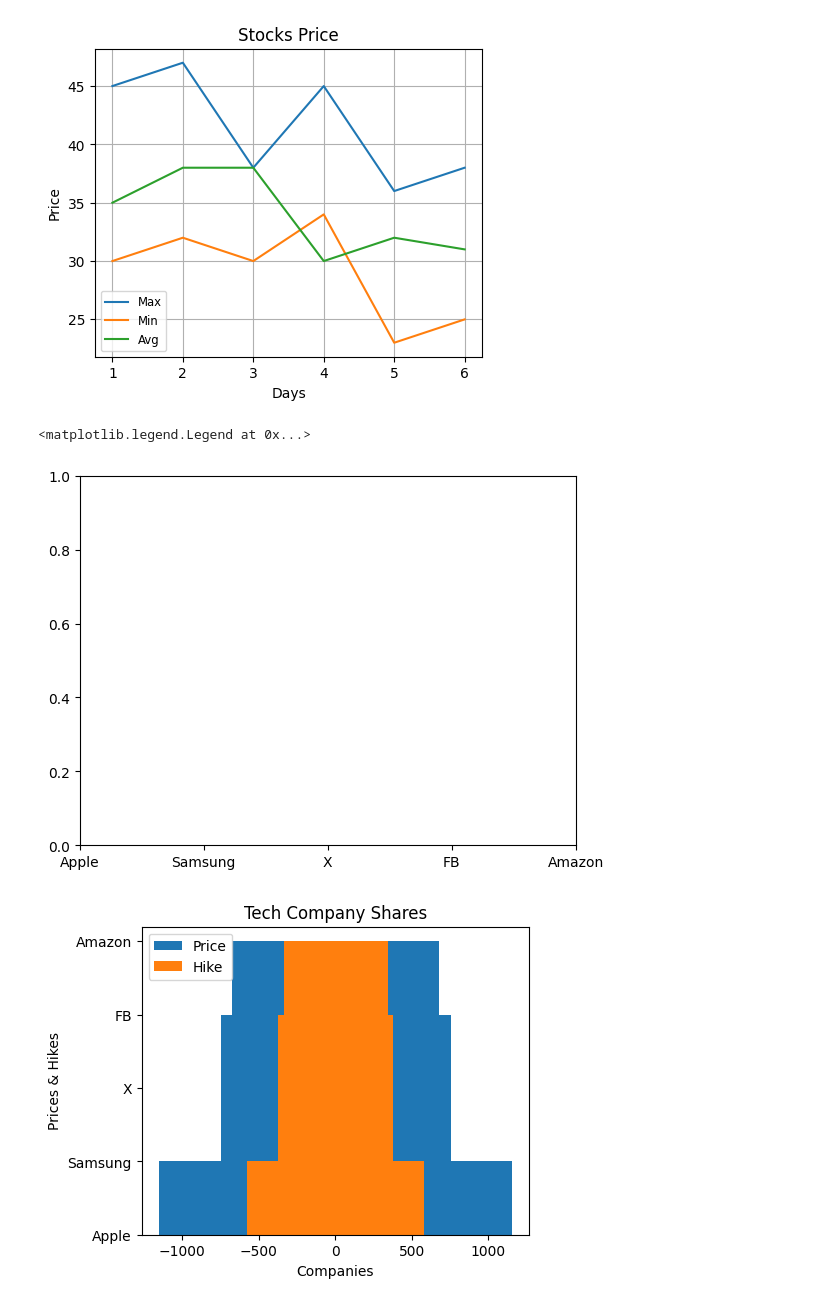
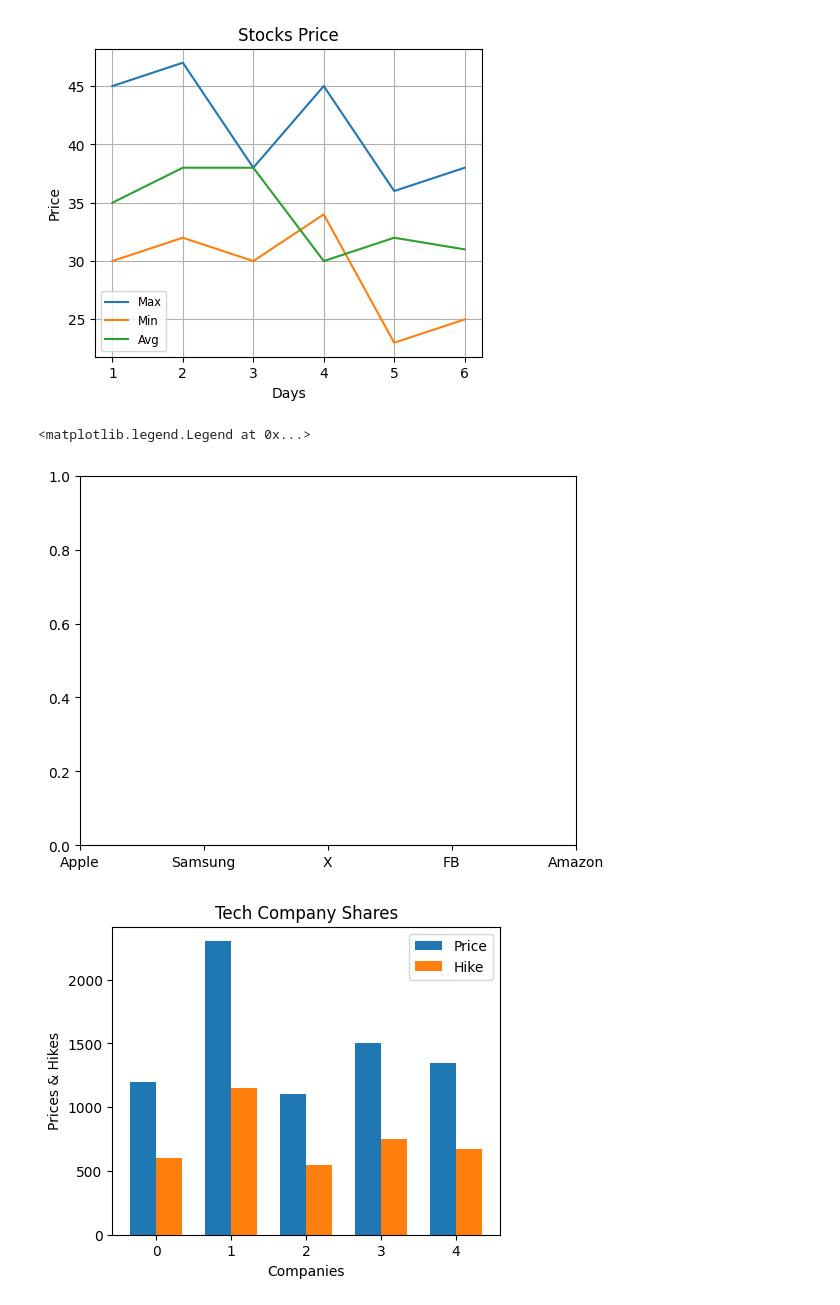
Before and after one commit to VyshnaviKarakatla/statistics-notebooks, a Jupyter notebook: _04_matplotlib.ipynb, the cells around one changed output. Saved outputs shown, nothing was run; the diff lists cells and outputs as text; code cells hidden in the pictures.

```diff
--- a/_04_matplotlib.ipynb
+++ b/_04_matplotlib.ipynb
@@ -157,15 +157,16 @@ prices=[1200,2300,1100,1500,1350]
 hikes=[prices[0]*0.5,prices[1]*0.5,prices[2]*0.5, prices[3]*0.5,prices[4]*0.5]
 # %%
 x=np.arange(len(companies))
+width=0.35
 plt.xticks(x,companies)
 plt.figure(figsize=(5,4))
 plt.xlabel('Companies')
 plt.ylabel('Prices & Hikes')
 plt.title('Tech Company Shares')
 plt.bar(x - width/2, prices, width,label='Price')
 plt.bar(x + width/2, hikes,  width,label='Hike')
 plt.legend()
 # %% [output]
 <matplotlib.legend.Legend at 0x...>
 [figure]
-[figure, old version]
+[figure, new version]
```
